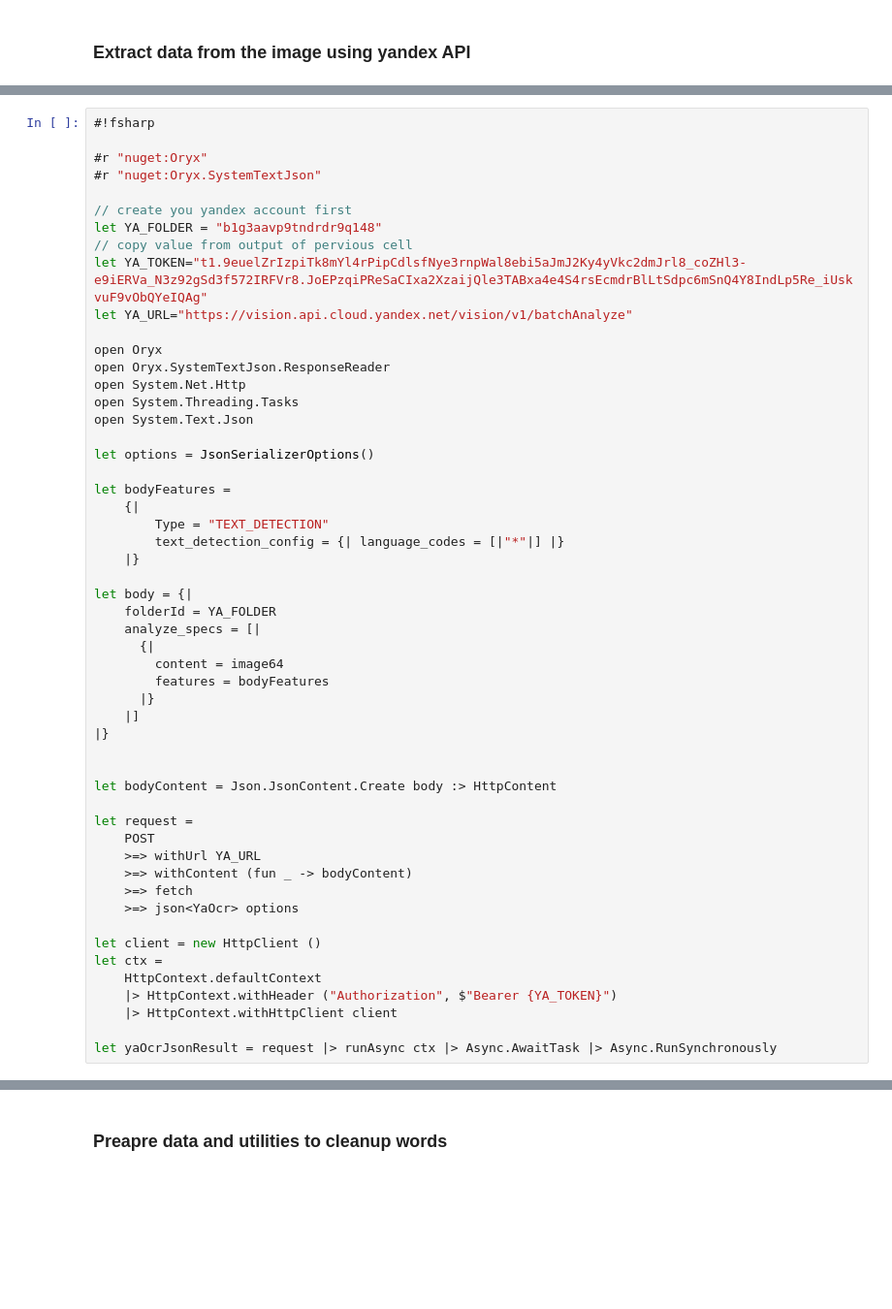
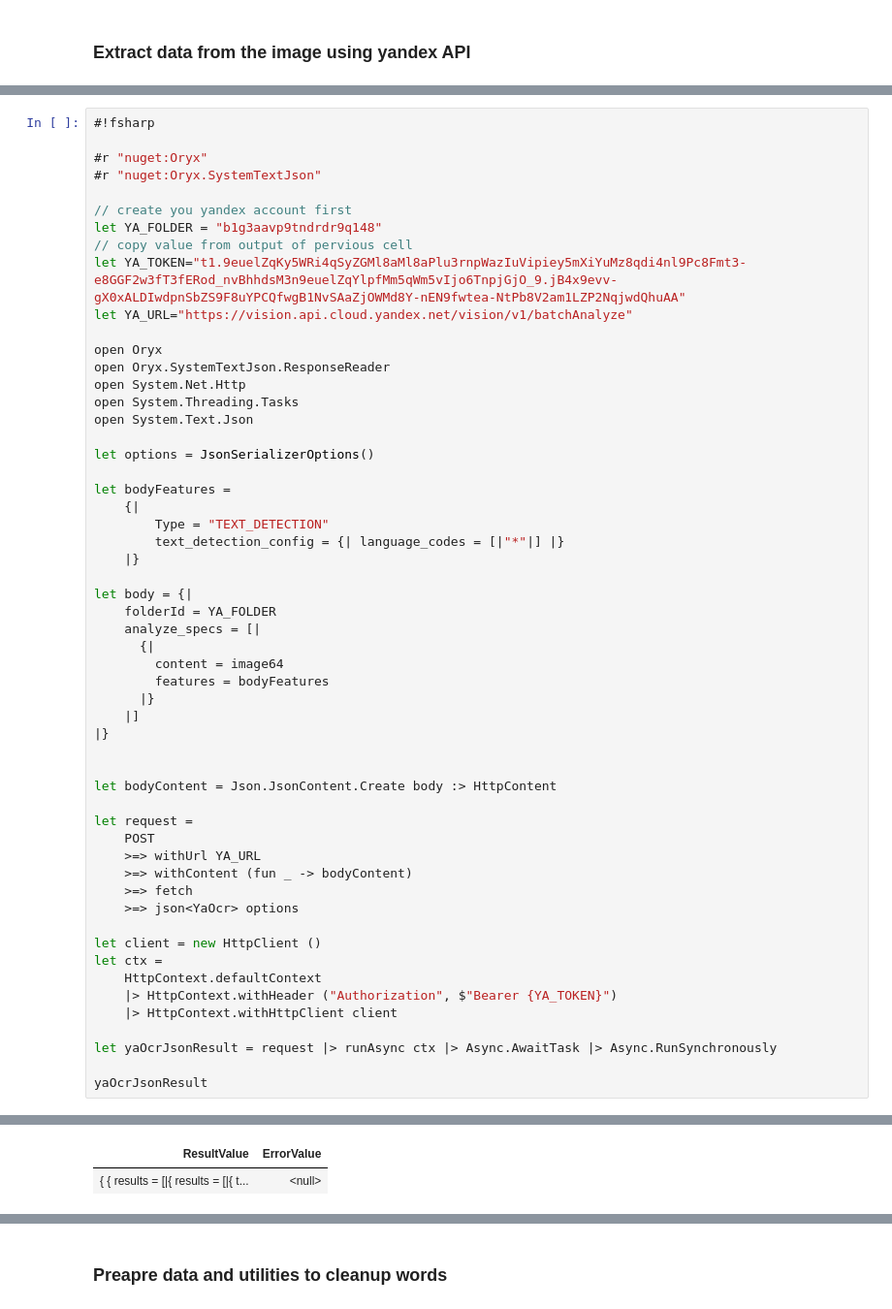
Before and after one commit to baio/wow-docs-api, a Jupyter notebook: interactive/extract-text-ya-ocr.ipynb, the cells around one changed output, grey strips where cells are left out. Shown: that part at 97% size. Drawn from its saved outputs; the diff is of its cells as text; blank space fills up the shorter version.

```diff
--- a/interactive/extract-text-ya-ocr.ipynb
+++ b/interactive/extract-text-ya-ocr.ipynb
@@ -91,7 +99,7 @@ type YaOcr = {
 // create you yandex account first
 let YA_FOLDER = "b1g3aavp9tndrdr9q148"
 // copy value from output of pervious cell
-let YA_TOKEN="t1.9euelZrIzpiTk8mYl4rPipCdlsfNye3rnpWal8ebi5aJmJ2Ky4yVkc2dmJrl8_coZHl3-e9iERVa_N3z92gSd3f572IRFVr8.JoEPzqiPReSaCIxa2XzaijQle3TABxa4e4S4rsEcmdrBlLtSdpc6mSnQ4Y8IndLp5Re_iUskvuF9vObQYeIQAg"
+let YA_TOKEN="t1.9euelZqKy5WRi4qSyZGMl8aMl8aPlu3rnpWazIuVipiey5mXiYuMz8qdi4nl9Pc8Fmt3-e8GGF2w3fT3fERod_nvBhhdsM3n9euelZqYlpfMm5qWm5vIjo6TnpjGjO_9.jB4x9evv-gX0xALDIwdpnSbZS9F8uYPCQfwgB1NvSAaZjOWMd8Y-nEN9fwtea-NtPb8V2am1LZP2NqjwdQhuAA"
 let YA_URL="https://vision.api.cloud.yandex.net/vision/v1/batchAnalyze"
 
 open Oryx
@@ -135,4 +143,6 @@ let ctx =
     |> HttpContext.withHttpClient client
 
 let yaOcrJsonResult = request |> runAsync ctx |> Async.AwaitTask |> Async.RunSynchronously
+
+yaOcrJsonResult
 # %% [output]
@@ -152,3 +150,5 @@ system.text.json, 5.0.1
+| ResultValue | ErrorValue |
+| { { results = [|{ results = [|{ t... | <null> |
 # %%
 // extract text from result
 
```
Also changed, not shown: parts of 7 cells of this notebook, 5 other files.
